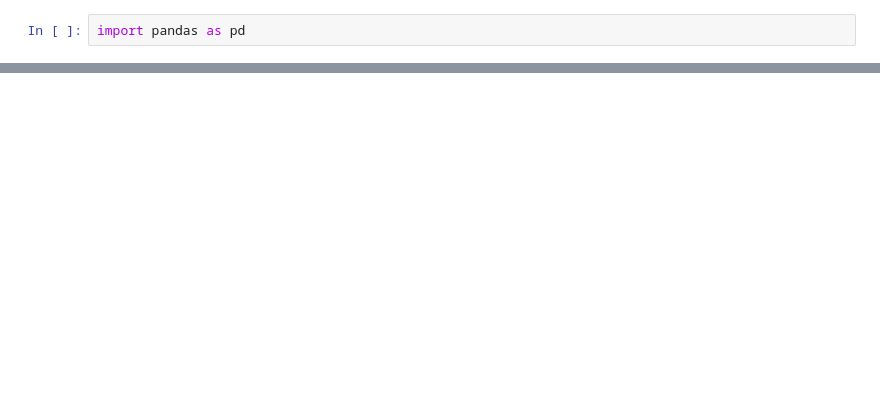
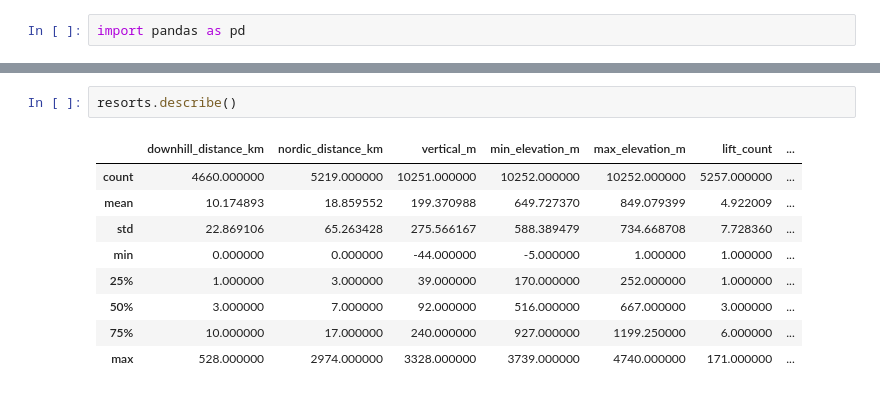
Before and after one commit to GVonB/slope-search, a Jupyter notebook: notebook/explore.ipynb, the cells around one changed output, grey strips where cells are left out. Drawn from its saved outputs; the diff is of its cells as text; blank space fills up the shorter version.

```diff
--- a/notebook/explore.ipynb
+++ b/notebook/explore.ipynb
@@ -24,0 +92,12 @@ resorts.head()
+# %%
+resorts.describe()
+# %% [output]
+|  | downhill_distance_km | nordic_distance_km | vertical_m | min_elevation_m | max_elevation_m | lift_count | ... |
+| count | 4660.000000 | 5219.000000 | 10251.000000 | 10252.000000 | 10252.000000 | 5257.000000 | ... |
+| mean | 10.174893 | 18.859552 | 199.370988 | 649.727370 | 849.079399 | 4.922009 | ... |
+| std | 22.869106 | 65.263428 | 275.566167 | 588.389479 | 734.668708 | 7.728360 | ... |
+| min | 0.000000 | 0.000000 | -44.000000 | -5.000000 | 1.000000 | 1.000000 | ... |
+| 25% | 1.000000 | 3.000000 | 39.000000 | 170.000000 | 252.000000 | 1.000000 | ... |
+| 50% | 3.000000 | 7.000000 | 92.000000 | 516.000000 | 667.000000 | 3.000000 | ... |
+| 75% | 10.000000 | 17.000000 | 240.000000 | 927.000000 | 1199.250000 | 6.000000 | ... |
+| max | 528.000000 | 2974.000000 | 3328.000000 | 3739.000000 | 4740.000000 | 171.000000 | ... |
```
Also changed, not shown: parts of 18 cells of this notebook.
